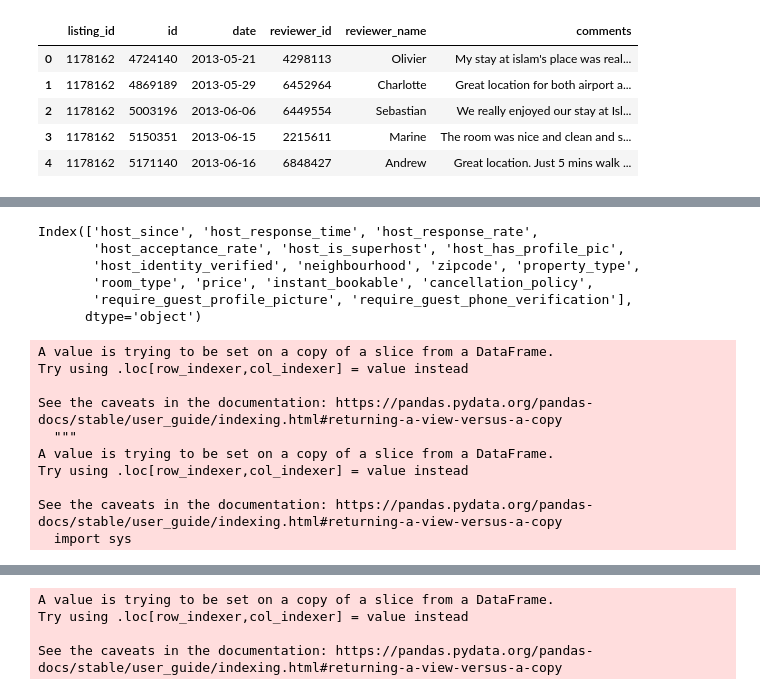
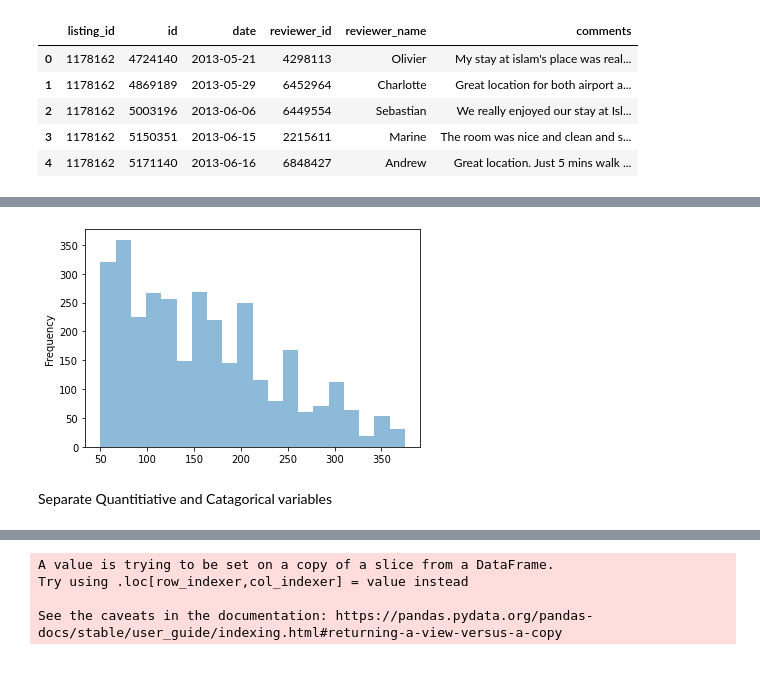
Before and after one commit to mai0elkady/Boston_airbnb_data_analysis, a Jupyter notebook: Boston_airbnb.ipynb, the cells around one changed output, grey strips where cells are left out. Saved outputs shown, nothing was run; the diff lists cells and outputs as text; code cells hidden in the pictures.

```diff
--- a/Boston_airbnb.ipynb
+++ b/Boston_airbnb.ipynb
@@ -128,0 +177,8 @@ dtype: object
+# %%
+print(smaller_listings.describe().price)
+#drop prices not between the 5-95% quantile
+len_before = len(smaller_listings)
+smaller_listings = smaller_listings[smaller_listings['price'].between(smaller_listings['price'].quantile(.05), smaller_listings['price'].quantile(.95))]
+len_after = len(smaller_listings)
+print(smaller_listings.describe().price)
+print("we dropped "+str(len_before-len_after)+" rows")
@@ -129,30 +205,11 @@ dtype: object
+# %%
+#histogram of price
+ax = smaller_listings['price'].plot.hist(bins=20,alpha=0.5)
+# %% [output]
+[figure, added]
+# %% [markdown]
+Separate Quantitiative and Catagorical variables
 # %%
 #separate listings features into categorical and quantitative
 cat_df = smaller_listings.select_dtypes(include=['object'])
 quant_df = smaller_listings.select_dtypes(include=['float64','int64'])
-# %%
-print(cat_df.columns)
-
-#price is not a categorical variable so we can remove the $ infront of the price and treat it as quatitative variable
-#also remove the ,s in the price to convert it to float later
-cat_df['price'] = cat_df['price'].apply(lambda val: val[1:].translate(str.maketrans('', '', string.punctuation)) if val[0]=='$' else NaN)
-cat_df = cat_df.astype({'price': 'float64'})
-quant_df['price'] = cat_df['price']
-cat_df = cat_df.drop(['price'],axis = 1)
-# %% [output]
-Index(['host_since', 'host_response_time', 'host_response_rate',
-       'host_acceptance_rate', 'host_is_superhost', 'host_has_profile_pic',
-       'host_identity_verified', 'neighbourhood', 'zipcode', 'property_type',
-       'room_type', 'price', 'instant_bookable', 'cancellation_policy',
-       'require_guest_profile_picture', 'require_guest_phone_verification'],
-      dtype='object')
-A value is trying to be set on a copy of a slice from a DataFrame.
-Try using .loc[row_indexer,col_indexer] = value instead
-
-See the caveats in the documentation: https://pandas.pydata.org/pandas-docs/stable/user_guide/indexing.html#returning-a-view-versus-a-copy
-  """
-A value is trying to be set on a copy of a slice from a DataFrame.
-Try using .loc[row_indexer,col_indexer] = value instead
-
-See the caveats in the documentation: https://pandas.pydata.org/pandas-docs/stable/user_guide/indexing.html#returning-a-view-versus-a-copy
-  import sys
```
Also changed, not shown: parts of 37 cells of this notebook.
